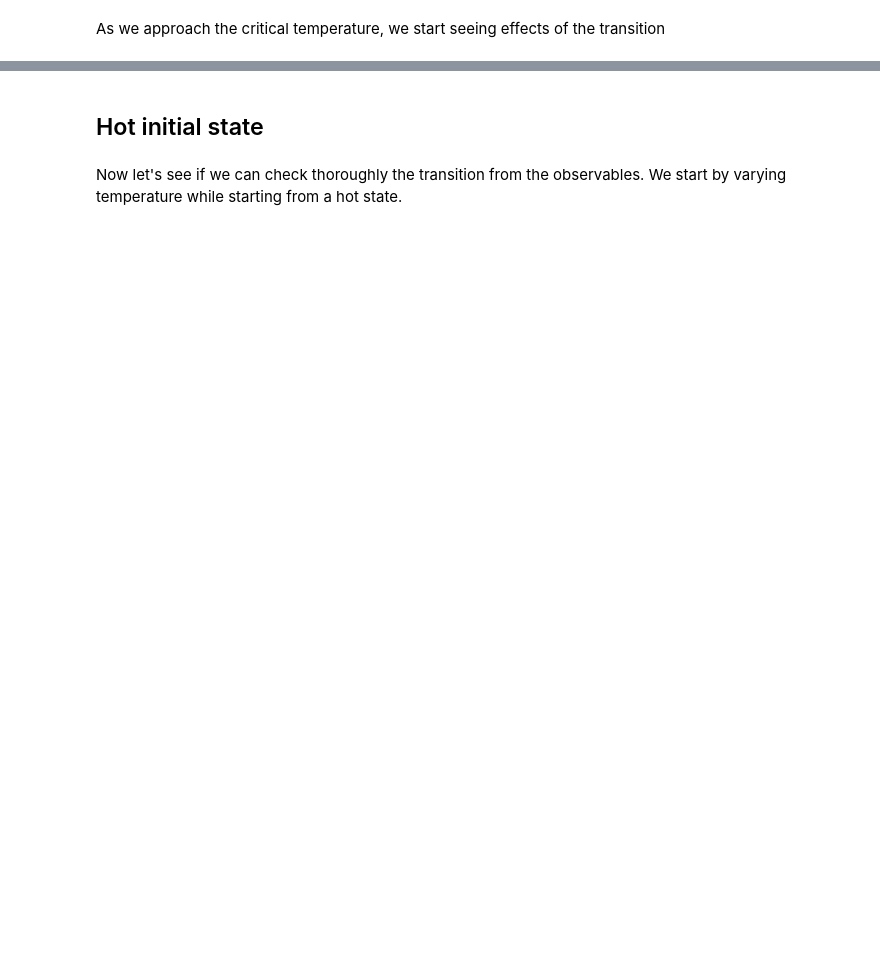
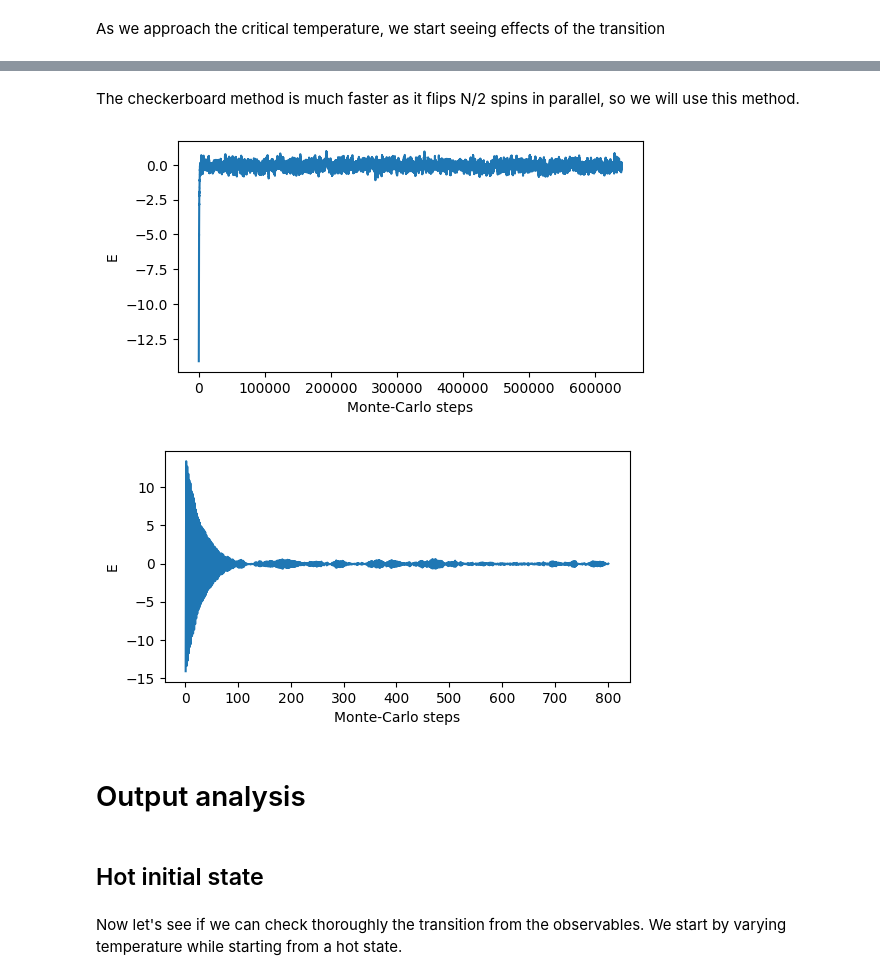
Before and after one commit to NicolasChagnet/ising-model-numerics, a Jupyter notebook: ising_monte_carlo.ipynb, the cells around one changed output, grey strips where cells are left out. Drawn from its saved outputs; the diff is of its cells as text; code cells hidden in the pictures; blank space fills up the shorter version.

```diff
--- a/ising_monte_carlo.ipynb
+++ b/ising_monte_carlo.ipynb
@@ -74,0 +104,12 @@ plot_observable(output, "magnetizations")
+# %% [markdown]
+The checkerboard method is much faster as it flips N/2 spins in parallel, so we will use this method.
+# %%
+outputs_test[0]
+plot_observable(outputs_test[0], "benergies", y_label="E")
+
+plot_observable(outputs_test[1], "benergies", y_label="E")
+# %% [output]
+[figure, added]
+[figure, added]
+# %% [markdown]
+# Output analysis
```
Also changed, not shown: parts of 37 cells of this notebook, 2 other files.
